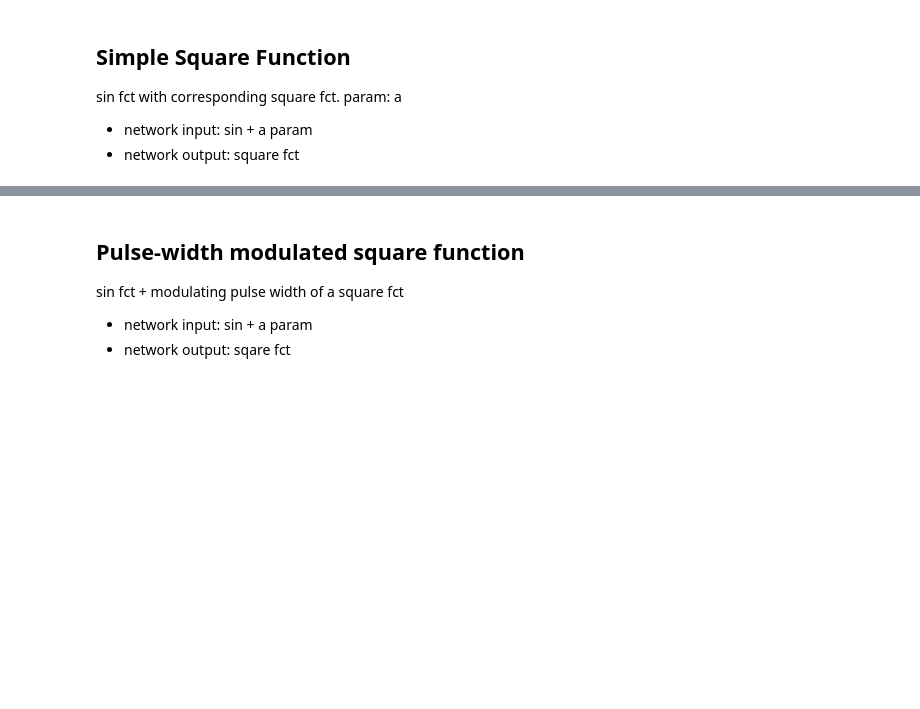
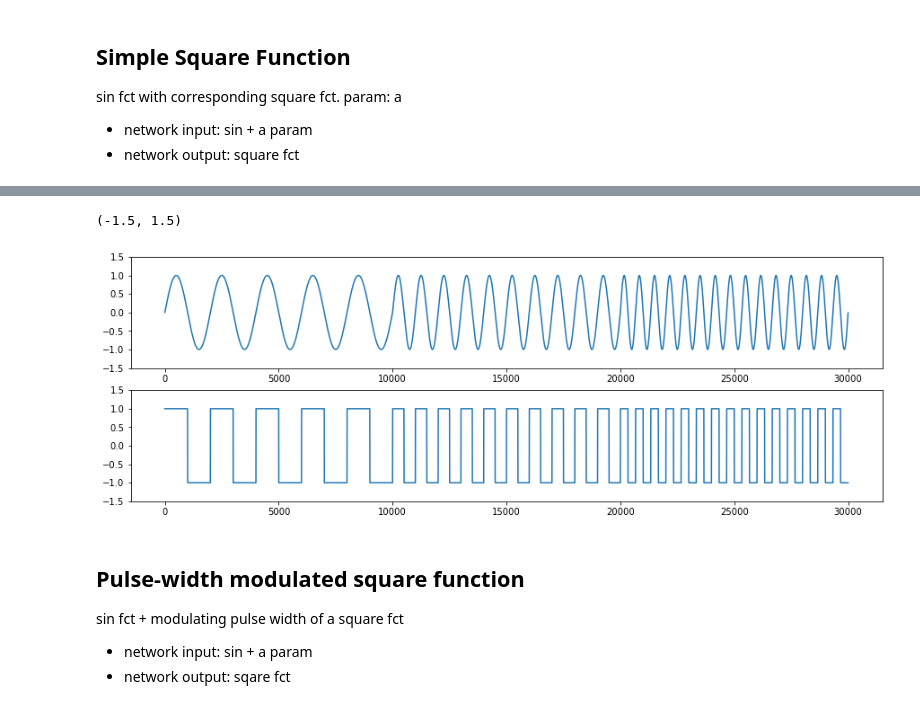
Before and after one commit to j-ehrhardt/basic-datagenerator, a Jupyter notebook: basic_data_generator.ipynb, the cells around one changed output, grey strips where cells are left out. Drawn from its saved outputs; the diff is of its cells as text; code cells hidden in the pictures; blank space fills up the shorter version.

```diff
--- a/basic_data_generator.ipynb
+++ b/basic_data_generator.ipynb
@@ -37,3 +64,23 @@ plt.ylim(-1.5, 1.5)
+# %%
+sin, squ, param_a = [], [], []
+
+for i in range(1,4):
+    sin_, squ_, param_a_ = create_sin_sq(i, SEQ_LEN)
+    sin = np.append(sin, sin_)
+    squ = np.append(squ, squ_)
+    param_a = np.append(param_a, param_a_)
+
+plt.figure(figsize=(15,5))
+plt.subplot(2, 1, 1)
+plt.plot(sin)
+plt.ylim(-1.5, 1.5)
+
+plt.subplot(2, 1, 2)
+plt.plot(squ)
+plt.ylim(-1.5, 1.5)
+# %% [output]
+(-1.5, 1.5)
+[figure, added]
 # %%
 # export to csv
 df = pd.DataFrame()
```
Also changed, not shown: parts of 10 cells of this notebook.
